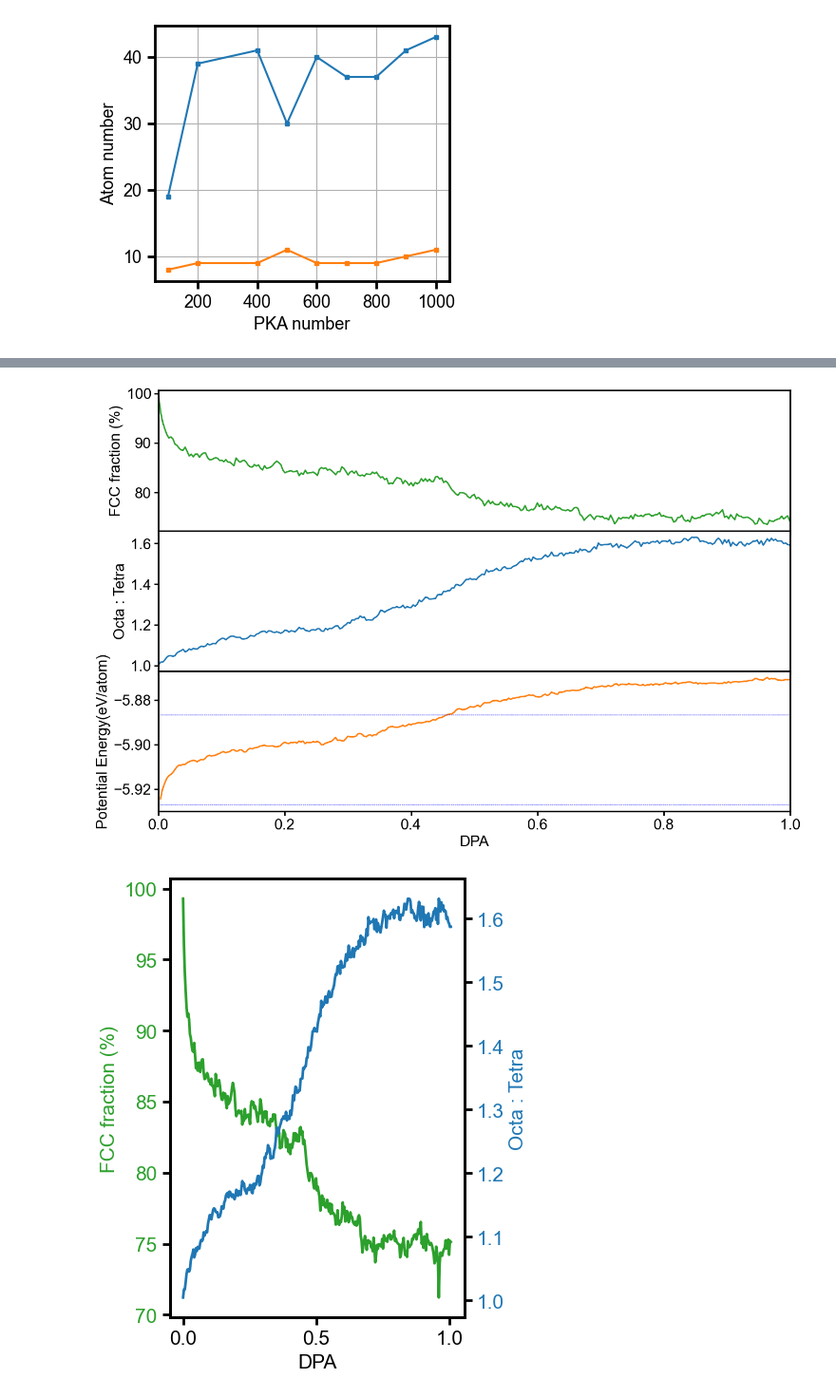
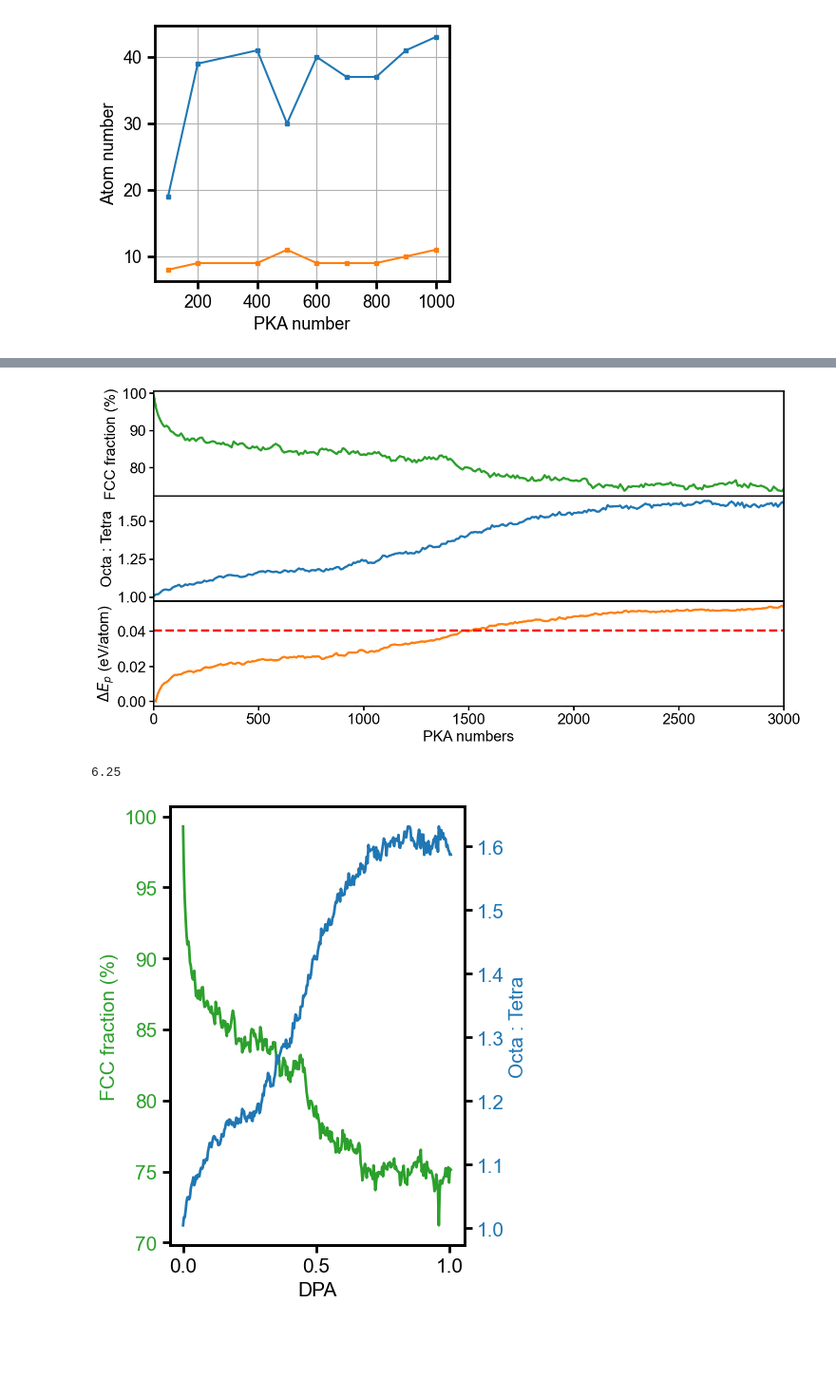
Before and after one commit to HE-RU10/ga2o3, a Jupyter notebook: Overlapping_anneal_msd.ipynb, the cells around one changed output, grey strips where cells are left out. Shown at 95% size. Saved outputs shown, nothing was run; the diff lists cells and outputs as text; code cells hidden in the pictures; blank space fills up the shorter version.

```diff
--- a/Overlapping_anneal_msd.ipynb
+++ b/Overlapping_anneal_msd.ipynb
@@ -34,7 +35,7 @@ TDEga2o3
 # %% [output]
 19.79927110353614
 # %%
-pkal=[0,100,155,200,500,1000,1500,2000,2200]
+pkal=[440,1480,155,200,500,1000,1500,2000,2800]
 dpa=np.zeros(len(pkal))
 for i in range(len(pkal)):
     dpa[i]=DPA(1500,pkal[i],193.294,81920,TDEga2o3)
@@ -724,47 +859,50 @@ plt.plot([i/2400 for i in range(2400)],beta,'--',linewidth=0.5,color='blue')
 # %%
+beta=[-485546.0543 /81920 for i in range(3000)]
+gamma=[-1220670.514 /207360 for i in range(3000)]
 plt.rcParams['axes.linewidth'] = 2
 plt.rcParams['axes.edgecolor'] = 'black'
 plt.rcParams["font.family"] = "arial"
-fig, axs =plt.subplots(3, 1,figsize=(12,8),sharex=True)
+fig, axs =plt.subplots(3, 1,figsize=(12,6),sharex=True)
 plt.subplots_adjust(left=0.01, right=0.99, bottom=0.01, top=0.99, wspace=0, hspace=0)
 path='/Users/ruhe/Desktop/ga2o3/overlapping/overlapping_anneal/1000K_100ps/oct_tetra'
 os.chdir(path)
 df=pd.read_csv('t_o_fcc1',sep=' ')
 df = df.drop(df.columns[-1], axis=1)
 
 df.columns=['tetra','oct','fcc']
 df['o_t']=df['oct']/df['tetra']
 df['fcc']=df['fcc']/81920/0.6*100
 df['PKA']=np.array([i+1 for i in range(0,3160,10) ])
 dpa=np.zeros(len(df['PKA']))
 for i in range(len(df['PKA'])):
     dpa[i]=DPA(1500,df['PKA'][i],193.294,81920,TDEga2o3)
 df['DPA']=dpa
 df.drop(df.index[86], inplace=True)
 df.drop(df.index[297], inplace=True)#simulation didnot finish
 
 #plt.plot(df['DPA'],df['o_t'])
-axs[0].plot(df['DPA'],df['fcc'],linewidth=2,color='C2')
-axs[1].plot(df['DPA'],df['o_t'],linewidth=2,color='C0')
-axs[2].plot(PE['DPA'],PE['pe'],linewidth=2,color='C1')
+axs[0].plot(df['PKA'],df['fcc'],linewidth=3,color='C2')
+axs[1].plot(df['PKA'],df['o_t'],linewidth=3,color='C0')
+axs[2].plot(PE['PKA'],PE['pe']-PE['pe'][0],linewidth=3,color='C1')
 
-axs[2].plot([i/2400 for i in range(2400)],gamma,'--',linewidth=0.5,color='blue')
-axs[2].plot([i/2400 for i in range(2400)],beta,'--',linewidth=0.5,color='blue')
-axs[2].set_xlabel('DPA',fontsize=20)
+axs[2].plot([i for i in range(3000)],np.array(gamma)-np.array(beta),'--',linewidth=3,color='red')
+#axs[2].plot([i/2400 for i in range(2400)],beta,'--',linewidth=0.5,color='blue')
+axs[2].set_xlabel('PKA numbers',fontsize=20)
 axs[1].set_ylabel('Octa : Tetra',fontsize=20)
 axs[0].set_ylabel('FCC fraction (%)',fontsize=20)
-axs[2].set_ylabel('Potential Energy(eV/atom)',fontsize=20)
+axs[2].set_ylabel(r'$\Delta E_p$ (eV/atom)',fontsize=20)
 axs[1].grid(False)
 # Set the desired x-axis limits
-axs[1].set_xlim(0, 1.0)# Replace x_min and x_max with your desired range
+axs[1].set_xlim(0, 3000)# Replace x_min and x_max with your desired range
 axs[0].tick_params( width=2,length=6,labelsize=20)
 axs[1].tick_params( width=2,length=6,labelsize=20)
 axs[2].tick_params( width=2,length=6,labelsize=20)
 #plt.savefig('/Users/ruhe/Desktop/overlapping3-3', format='svg')
 # %% [output]
-[figure, old version]
+[figure, new version]
 # %%
- ä
+# %% [output]
+6.25
 # %%
 
 plt.rcParams['axes.linewidth'] = 2
```
Also changed, not shown: parts of 9 cells of this notebook, 5 other files.
